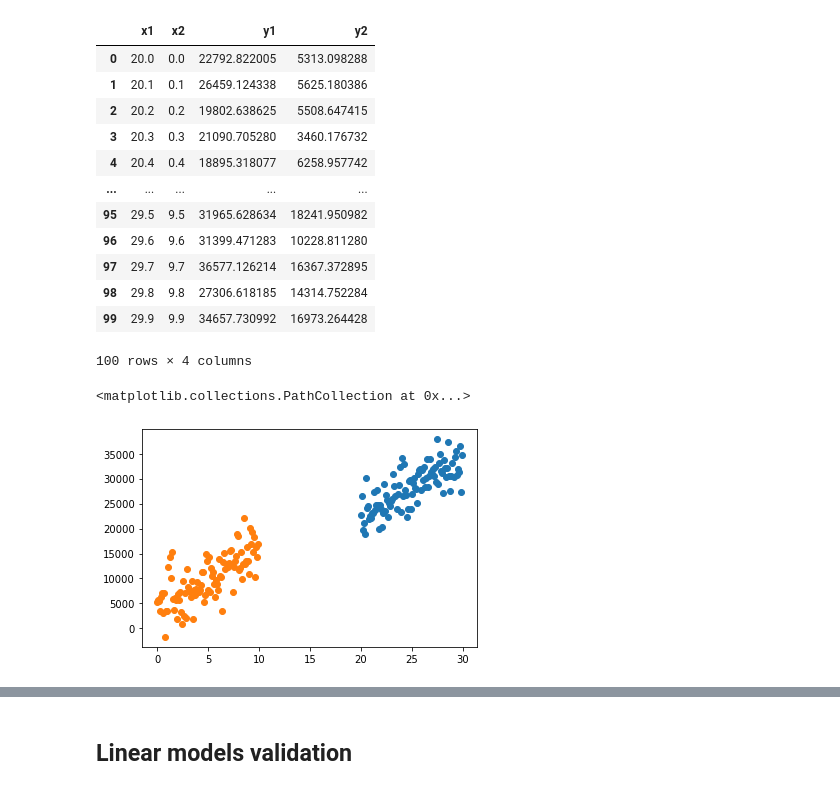
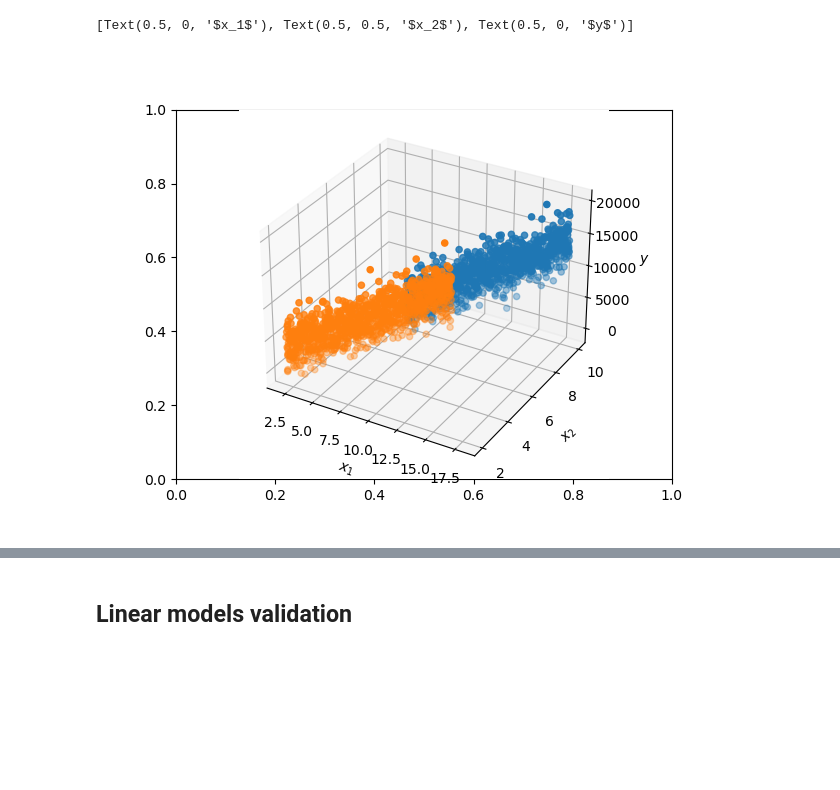
Before and after one commit to snesnehne/Statistics-in-Python-for-Engineers, a Jupyter notebook: Statistics/Discrimination between two Linear Models.ipynb, the cells around one changed output, grey strips where cells are left out. Drawn from its saved outputs; the diff is of its cells as text; code cells hidden in the pictures; blank space fills up the shorter version.

```diff
--- a/Statistics/Discrimination between two Linear Models.ipynb
+++ b/Statistics/Discrimination between two Linear Models.ipynb
@@ -16,12 +71,15 @@ https://stats.oarc.ucla.edu/other/mult-pkg/faq/general/faqhow-are-the-likelihood
 # %%
 ## Generate two groups of example data with some normally distributed noise
-g1_count = 100  # group 1 number of datapoints
-g2_count = 100  # group 2 number of datapoints
+g1_count = 1000  # group 1 number of datapoints
+g2_count = 1000  # group 2 number of datapoints
 
-x1 = np.arange(15, 25, 10/g1_count)  # array of x values for group 1
-y1 = 1000*x1 + 3000 + 1000*np.random.normal(loc=0, scale=3, size=g1_count)  # array of x values for group 2
+x1_g1= np.linspace(8, 18, g1_count)  # array of x1 values for group 1
+x2_g1 = np.linspace(6, 10, g1_count)  # array of x2 values for group 1
+y_g1 = 1000*x1_g1 - 700*x2_g1 + 3000 + 1000*np.random.normal(loc=0, scale=2, size=g1_count)  # array of y values for group 1
 
-x2 = np.arange(0, 10, 10/g2_count)  # array of y values for group 1
-y2 = 1400*x2 + 3000 + 1000*np.random.normal(loc=0, scale=3, size=g2_count)  # array of y values for group 2
+x1_g2 = np.linspace(2, 12, g1_count)  # array of x1 values for group 2
+x2_g2 = np.linspace(2, 6, g2_count)  # array of x2 values for group 2
+y_g2 = 1000*x1_g2 - 700*x2_g2 + 3000 + 1000*np.random.normal(loc=0, scale=2, size=g2_count)  # array of y values for group 2
 
-df = pd.DataFrame({"x1": x1, "x2": x2, "y1": y1, "y2": y2})  # create dataframe
+df = pd.DataFrame({"x1_g1": x1_g1, "x2_g1": x2_g1, "x1_g2": x1_g2, "x2_g2": x2_g2, "y_g1": y_g1, "y_g2": y_g2})  # create dataframe
+df
@@ -37,25 +100,12 @@ plt.hist(df["y1"])
-# %%
-df
-# %% [output]
-|  | x1 | x2 | y1 | y2 |
-| 0 | 20.0 | 0.0 | 22792.822005 | 5313.098288 |
-| 1 | 20.1 | 0.1 | 26459.124338 | 5625.180386 |
-| 2 | 20.2 | 0.2 | 19802.638625 | 5508.647415 |
-| 3 | 20.3 | 0.3 | 21090.705280 | 3460.176732 |
-| 4 | 20.4 | 0.4 | 18895.318077 | 6258.957742 |
-| ... | ... | ... | ... | ... |
-| 95 | 29.5 | 9.5 | 31965.628634 | 18241.950982 |
-| 96 | 29.6 | 9.6 | 31399.471283 | 10228.811280 |
-| 97 | 29.7 | 9.7 | 36577.126214 | 16367.372895 |
-| 98 | 29.8 | 9.8 | 27306.618185 | 14314.752284 |
-| 99 | 29.9 | 9.9 | 34657.730992 | 16973.264428 |
-100 rows × 4 columns
 # %%
 ## Scatterplot of data
 fig, ax = plt.subplots()
+ax = fig.add_subplot(projection='3d')
 
-ax.scatter(x1,y1)
-ax.scatter(x2,y2)
+ax.scatter(x1_g1, x2_g1, y_g1)
+ax.scatter(x1_g2, x2_g2, y_g2)
+
+ax.set(xlabel="$x_1$", ylabel="$x_2$", zlabel="$y$")
 # %% [output]
-<matplotlib.collections.PathCollection at 0x...>
+[Text(0.5, 0, '$x_1$'), Text(0.5, 0.5, '$x_2$'), Text(0.5, 0, '$y$')]
-[figure, old version]
+[figure, new version]
```
Also changed, not shown: parts of 93 cells of this notebook.
